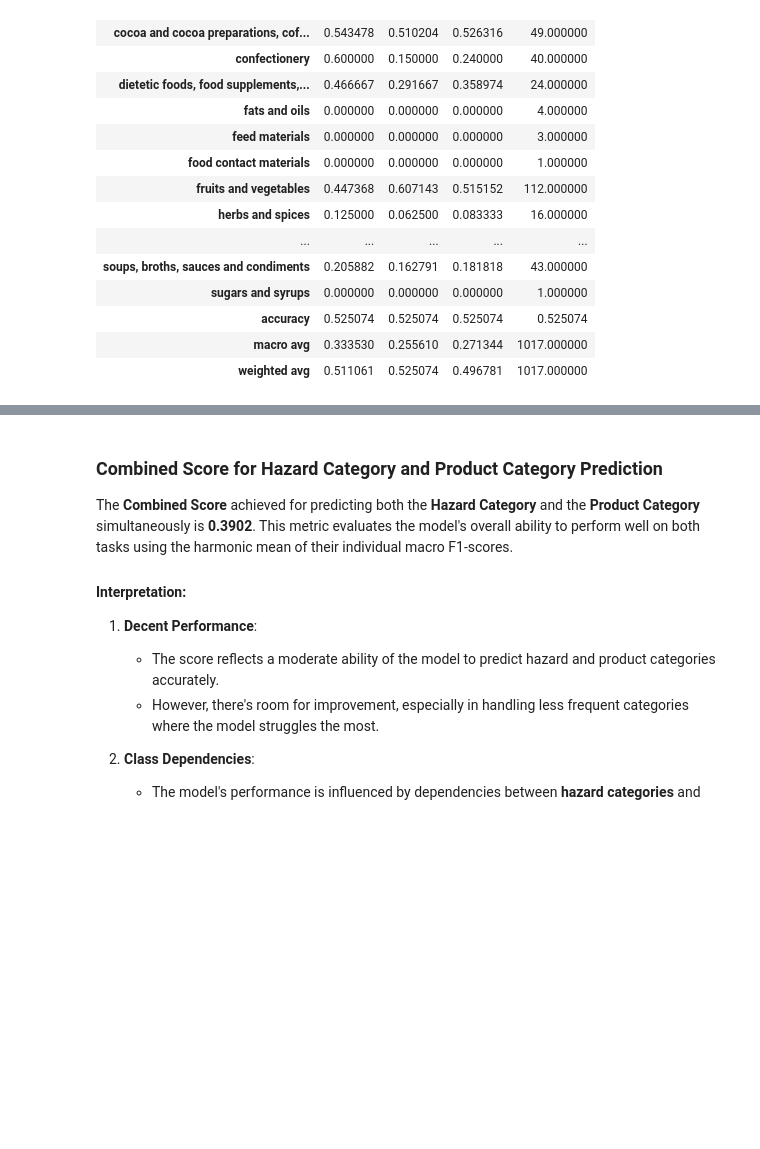
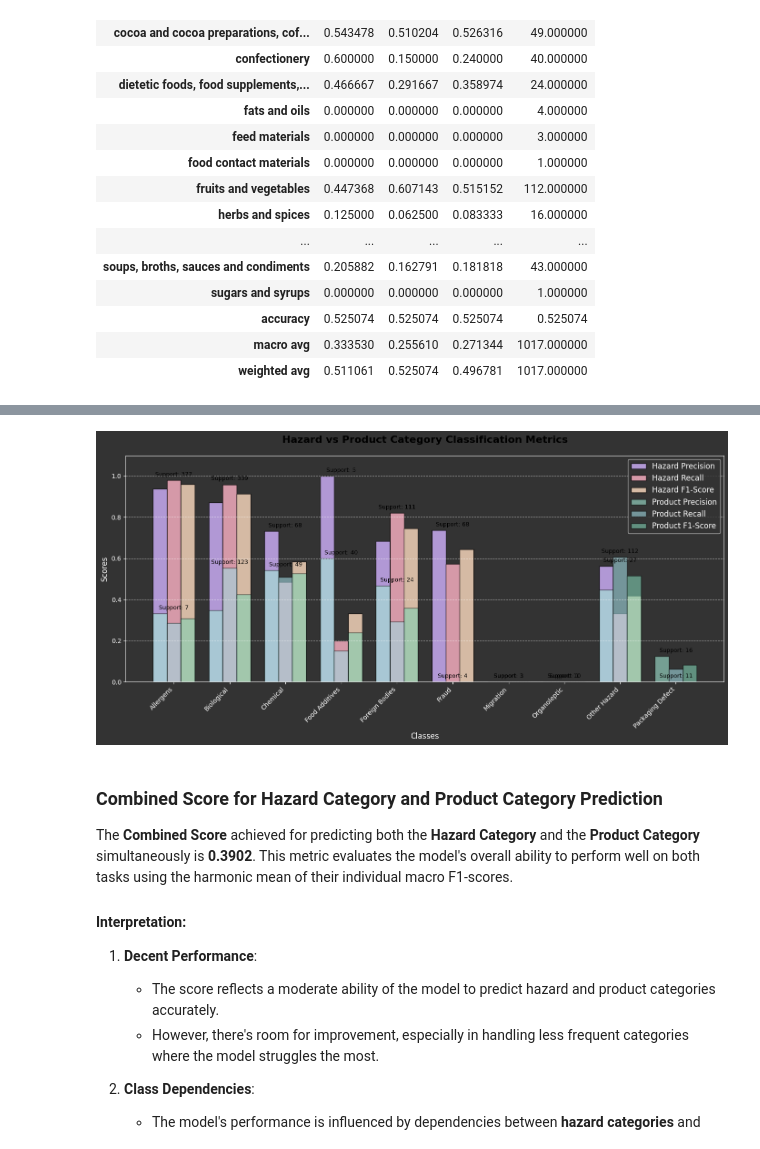
Before and after one commit to LefkiAth/SemEval2025, a Jupyter notebook: code/Benchmark_Analysis_CB.ipynb, the cells around one changed output, grey strips where cells are left out. Saved outputs shown, nothing was run; the diff lists cells and outputs as text; code cells hidden in the pictures; blank space fills up the shorter version.

```diff
--- a/code/Benchmark_Analysis_CB.ipynb
+++ b/code/Benchmark_Analysis_CB.ipynb
@@ -1442,3 +1533,73 @@ classification_report_product_cat
+# %%
+import matplotlib.pyplot as plt
+import numpy as np
+
+# Data for Hazard Category classification metrics
+hazard_data = {
+    'classes': ['Allergens', 'Biological', 'Chemical', 'Food Additives', 'Foreign Bodies', 'Fraud',
+                'Migration', 'Organoleptic', 'Other Hazard', 'Packaging Defect'],
+    'precision': [0.939, 0.871, 0.733, 1.0, 0.684, 0.736, 0.0, 0.0, 0.563, 0.0],
+    'recall': [0.981, 0.959, 0.485, 0.2, 0.82, 0.574, 0.0, 0.0, 0.333, 0.0],
+    'f1_score': [0.96, 0.913, 0.584, 0.333, 0.746, 0.645, 0.0, 0.0, 0.419, 0.0],
+    'support': [377, 339, 68, 5, 111, 68, 1, 10, 27, 11]
+}
+
+# Data for Product Category classification metrics
+product_data = {
+    'classes': ['Alcoholic Beverages', 'Cereals & Bakery', 'Cocoa & Coffee', 'Confectionery', 'Dietetic Foods',
+                'Fats & Oils', 'Feed Materials', 'Food Contact Materials', 'Fruits & Vegetables', 'Herbs & Spices'],
+    'precision': [0.333, 0.347, 0.543, 0.6, 0.467, 0.0, 0.0, 0.0, 0.447, 0.125],
+    'recall': [0.286, 0.553, 0.51, 0.15, 0.292, 0.0, 0.0, 0.0, 0.607, 0.063],
+    'f1_score': [0.308, 0.426, 0.526, 0.24, 0.359, 0.0, 0.0, 0.0, 0.515, 0.083],
+    'support': [7, 123, 49, 40, 24, 4, 3, 1, 112, 16]
+}
+
+# Plotting a comparison between Hazard and Product Category Metrics
+def plot_comparison_metrics(hazard_data, product_data, title="Hazard vs Product Category Classification Metrics"):
+    x = np.arange(len(hazard_data['classes']))  # Class positions
+    width = 0.25  # Width of the bars
+
+    fig, ax = plt.subplots(figsize=(14, 7))
+
+    # Define aesthetic colors for bars
+    hazard_colors = ['#D1B2FF', '#FFB3C6', '#FFDDC1']  # Soft lavender, pink, peach for hazard
+    product_colors = ['#A2E8D4', '#A1D7E0', '#80D0B3']  # Soft mint green, aqua blue, teal for product
+
+    # Plotting Hazard Category
+    ax.bar(x - width, hazard_data['precision'], width, label='Hazard Precision', color=hazard_colors[0], edgecolor='black', alpha=0.8)
+    ax.bar(x, hazard_data['recall'], width, label='Hazard Recall', color=hazard_colors[1], edgecolor='black', alpha=0.8)
+    ax.bar(x + width, hazard_data['f1_score'], width, label='Hazard F1-Score', color=hazard_colors[2], edgecolor='black', alpha=0.8)
+
+    # Plotting Product Category
+    ax.bar(x - width, product_data['precision'], width, label='Product Precision', color=product_colors[0], edgecolor='black', alpha=0.6)
+    ax.bar(x, product_data['recall'], width, label='Product Recall', color=product_colors[1], edgecolor='black', alpha=0.6)
+    ax.bar(x + width, product_data['f1_score'], width, label='Product F1-Score', color=product_colors[2], edgecolor='black', alpha=0.6)
+
+    # Annotating support values above the bars
+    for i, support in enumerate(hazard_data['support']):
+        ax.text(i, max(hazard_data['precision'][i], hazard_data['recall'][i], hazard_data['f1_score'][i]) + 0.02,
+                f"Support: {support}", ha='center', fontsize=9, color='black')
+
+    for i, support in enumerate(product_data['support']):
+        ax.text(i, max(product_data['precision'][i], product_data['recall'][i], product_data['f1_score'][i]) + 0.02,
+                f"Support: {support}", ha='center', fontsize=9, color='black')
+
+    # Formatting
+    ax.set_title(title, fontsize=16, fontweight='bold', color='black', pad=20)
+    ax.set_ylabel('Scores', fontsize=12)
+    ax.set_xlabel('Classes', fontsize=12)
+    ax.set_xticks(x)
+    ax.set_xticklabels(hazard_data['classes'], rotation=45, ha='right')
+    ax.set_ylim(0, 1.1)
+    ax.legend(fontsize=12)
+    ax.grid(axis='y', linestyle='--', alpha=0.6)
+    plt.tight_layout()
+    plt.show()
+
+# Generate the comparison plot for Hazard vs Product Category
+plot_comparison_metrics(hazard_data, product_data)
+# %% [output]
+[figure, added]
 # %% [markdown]
 ### Combined Score for Hazard Category and Product Category Prediction
 
```
Also changed, not shown: parts of 9 cells of this notebook.
